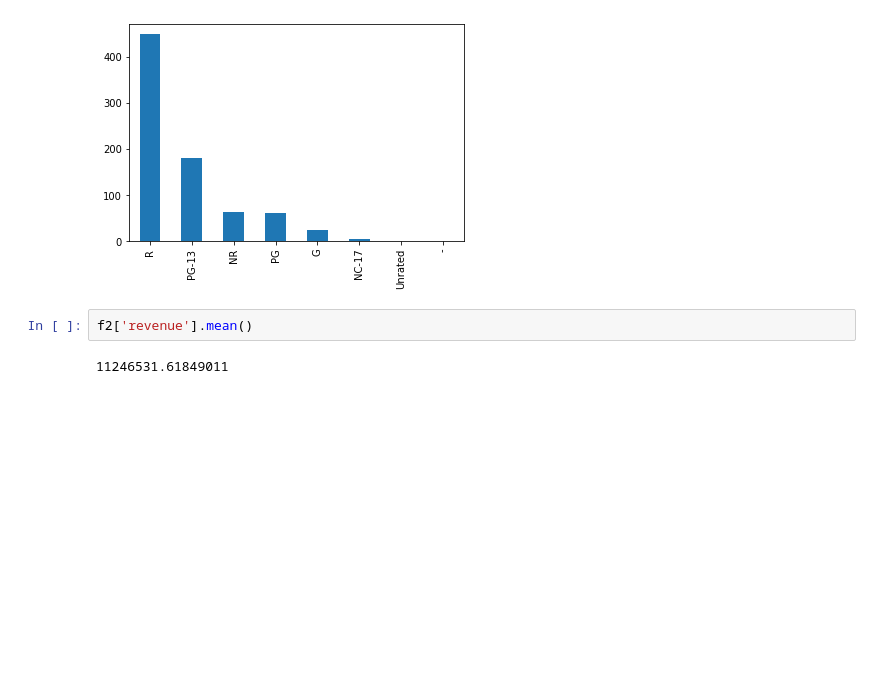
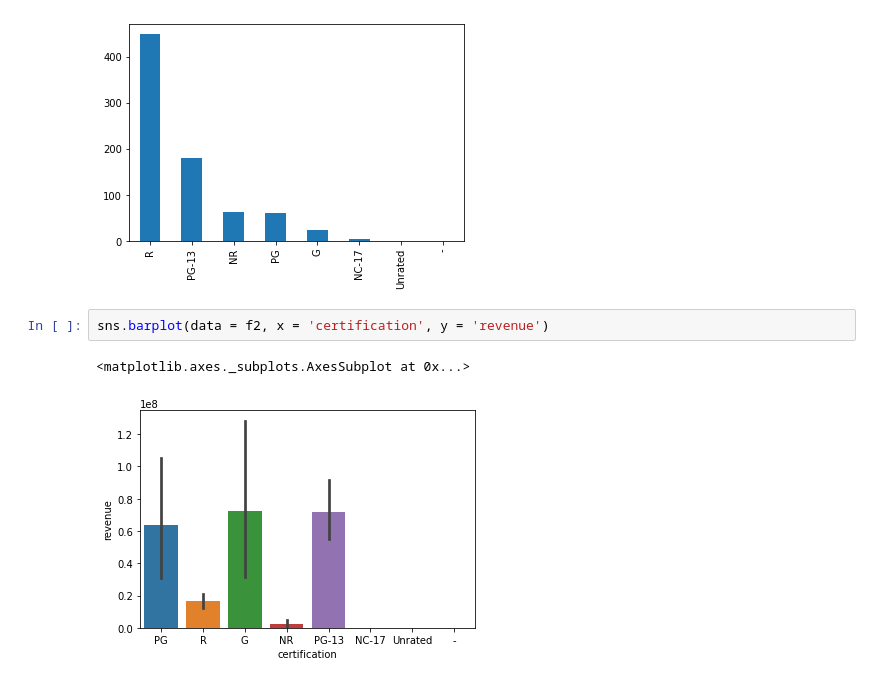
Before and after one commit to nathandhawale/Project-3, a Jupyter notebook: Exploratory Data Analysis.ipynb, the cells around one changed output. Cells and saved outputs as stored; diff of their text form; blank space fills up the shorter version.

```diff
--- a/Exploratory Data Analysis.ipynb
+++ b/Exploratory Data Analysis.ipynb
@@ -62,7 +62,8 @@ plt.show()
 # %% [output]
 [figure]
 # %%
-f2['revenue'].mean()
+sns.barplot(data = f2, x = 'certification', y = 'revenue')
 # %% [output]
-11246531.61849011
+<matplotlib.axes._subplots.AxesSubplot at 0x...>
+[figure, added]
 # %%
```
Also changed, not shown: parts of 1 cell of this notebook.
